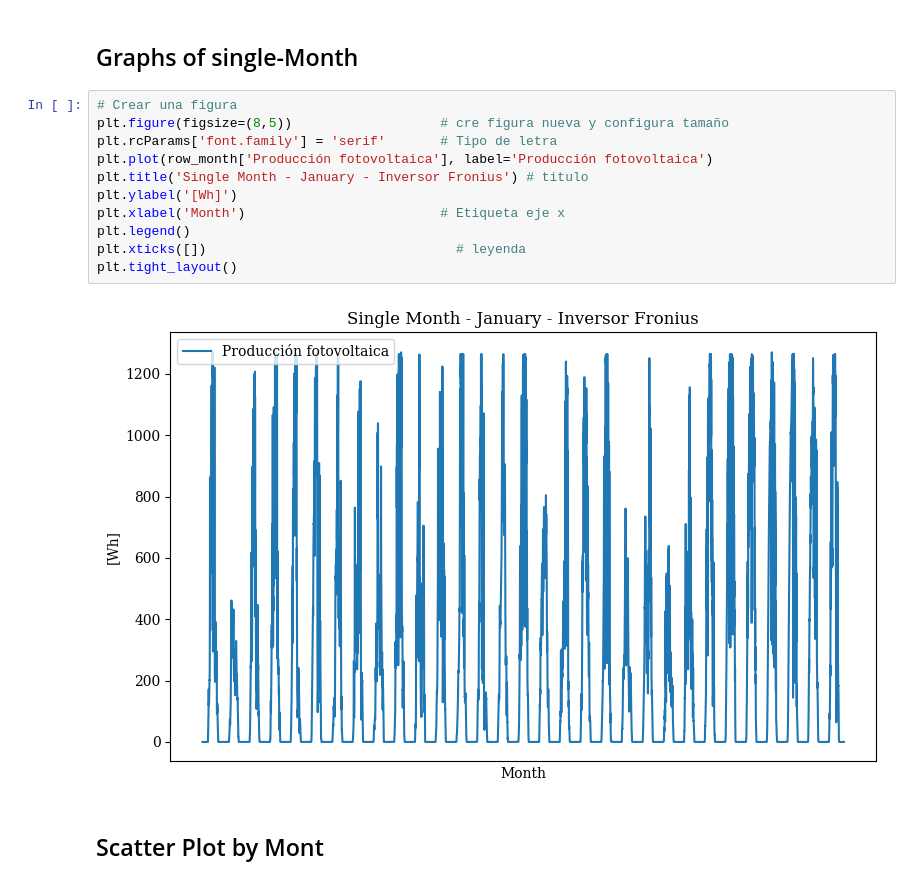
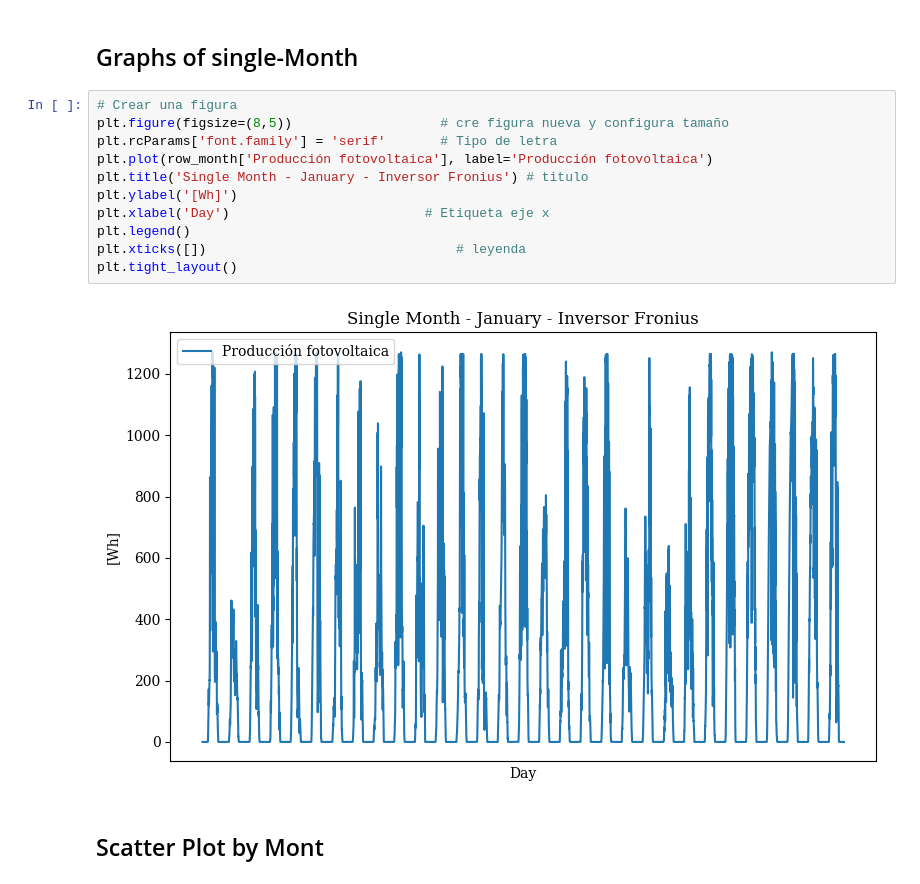
Before and after one commit to GustavoUNAL/Solar-1.233102--77.292833-, a Jupyter notebook: Notebooks/inversor.ipynb, the cells around one changed output. Cells and saved outputs as stored; diff of their text form.

```diff
--- a/Notebooks/inversor.ipynb
+++ b/Notebooks/inversor.ipynb
@@ -279,16 +286,16 @@ print(row_month.shape)
 # %%
 # Crear una figura
 plt.figure(figsize=(8,5))                   # cre figura nueva y configura tamaño
 plt.rcParams['font.family'] = 'serif'       # Tipo de letra
 plt.plot(row_month['Producción fotovoltaica'], label='Producción fotovoltaica')
 plt.title('Single Month - January - Inversor Fronius') # titulo
 plt.ylabel('[Wh]')
-plt.xlabel('Month')                         # Etiqueta eje x
+plt.xlabel('Day')                         # Etiqueta eje x
 plt.legend()
 plt.xticks([])                                # leyenda
 plt.tight_layout()
 # %% [output]
-[figure, old version]
+[figure, new version]
 # %% [markdown]
 ## Scatter Plot by Mont
 # %%
```
Also changed, not shown: parts of 5 cells of this notebook, 9 other files.
